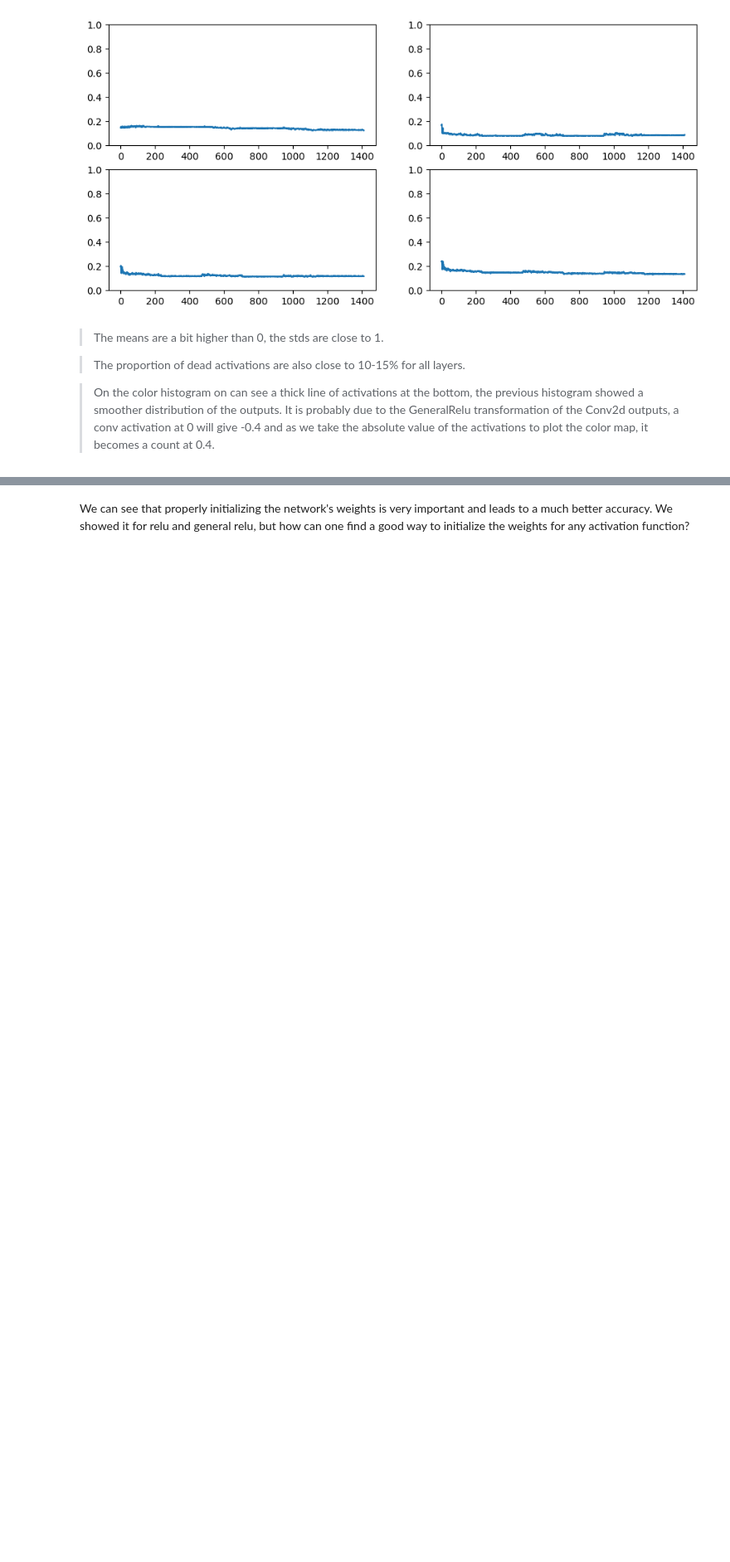
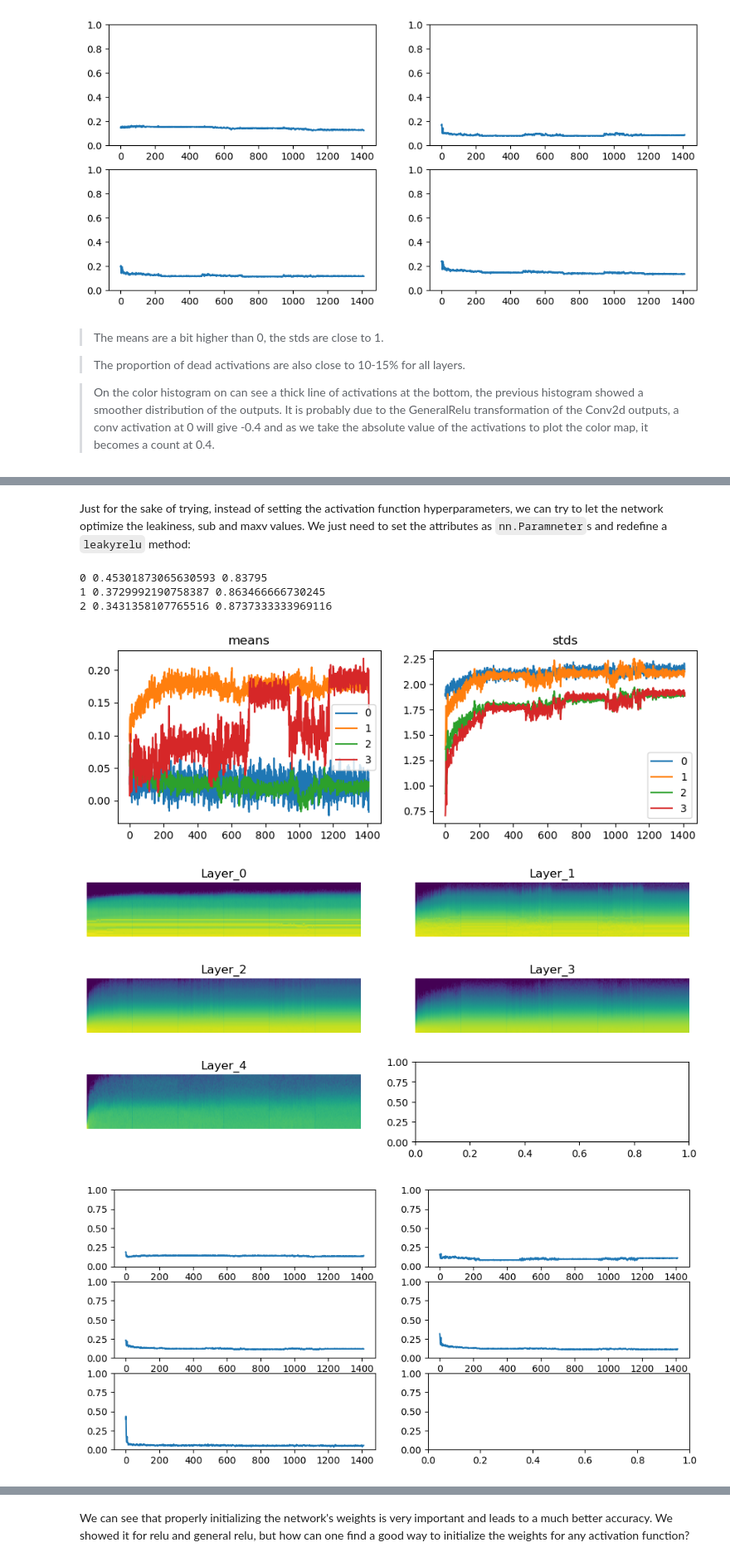
Before and after one commit to Ryvikk/LSUV, a Jupyter notebook: LSUV - Layer-Wise Sequential Unit-Variance.ipynb, the cells around one changed output, grey strips where cells are left out. Shown at 83% size. Drawn from its saved outputs; the diff is of its cells as text; code cells hidden in the pictures; blank space fills up the shorter version.

Commit message:
Added GeneraRelu_ with learnable parameters

```diff
--- a/LSUV - Layer-Wise Sequential Unit-Variance.ipynb
+++ b/LSUV - Layer-Wise Sequential Unit-Variance.ipynb
@@ -476,0 +479,35 @@ run(model, lr=0.2, layer_type=GeneralRelu)
+# %% [markdown]
+Just for the sake of trying, instead of setting the activation function hyperparameters, we can try to let the network optimize the leakiness, sub and maxv values. We just need to set the attributes as `nn.Paramneter`s and redefine a `leakyrelu` method:
+# %%
+class GeneralRelu_(nn.Module):
+    def __init__(self, leak=None, sub=None, maxv=None):
+        super().__init__()
+        self.leak = nn.Parameter(tensor(leak))
+        self.sub = nn.Parameter(tensor(sub))
+        self.maxv = nn.Parameter(tensor(maxv))
+
+    def leakyrelu(self, x):
+        pos_ = (x >= torch.zeros_like(x))
+        neg_ = (x < torch.zeros_like(x))
+        return x*pos_ + self.leak*x*neg_
+
+    def forward(self, x):
+        x = self.leakyrelu(x) if self.leak is not None else F.relu(x)
+        if self.sub is not None: x -= self.sub
+        if self.maxv is not None: x.clamp_max_(self.maxv)
+        return x
+# %%
+act_gr = partial(GeneralRelu_, leak=0.1, sub=0.4, maxv=3.)
+iw = partial(init_weights, leaky=0.1)
+# %%
+set_seed(1)
+model = get_model(act_gr).apply(iw)
+# %%
+run(model, lr=0.2)
+# %% [output]
+0 0.45301873065630593 0.83795
+1 0.3729992190758387 0.863466666730245
+2 0.3431358107765516 0.8737333333969116
+[figure, added]
+[figure, added]
+[figure, added]
```
Also changed, not shown: parts of 3 cells of this notebook.
